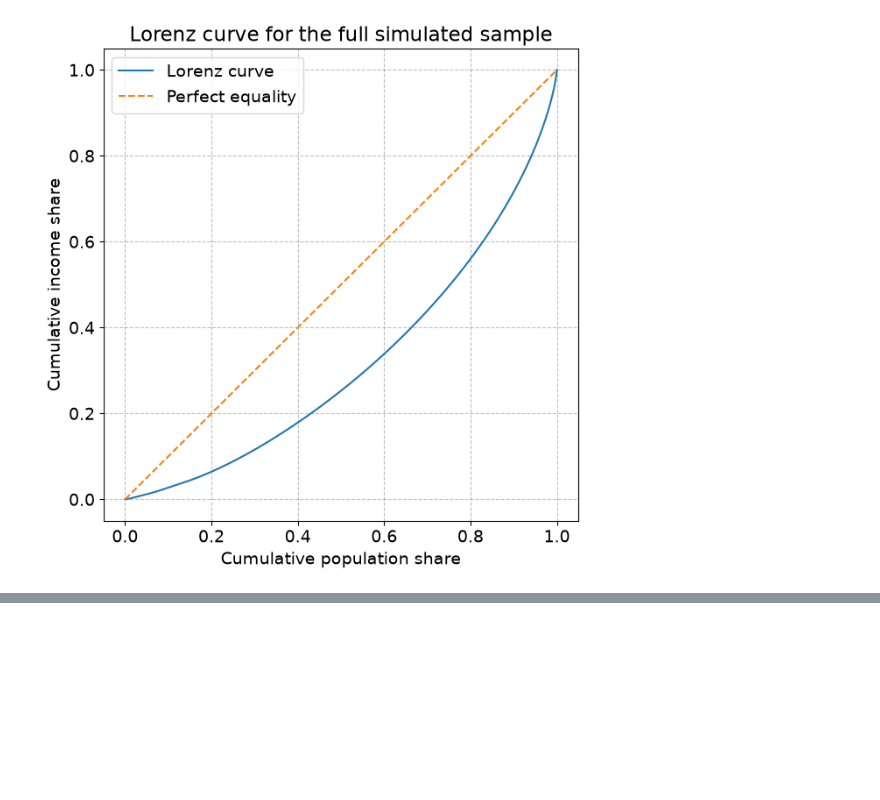
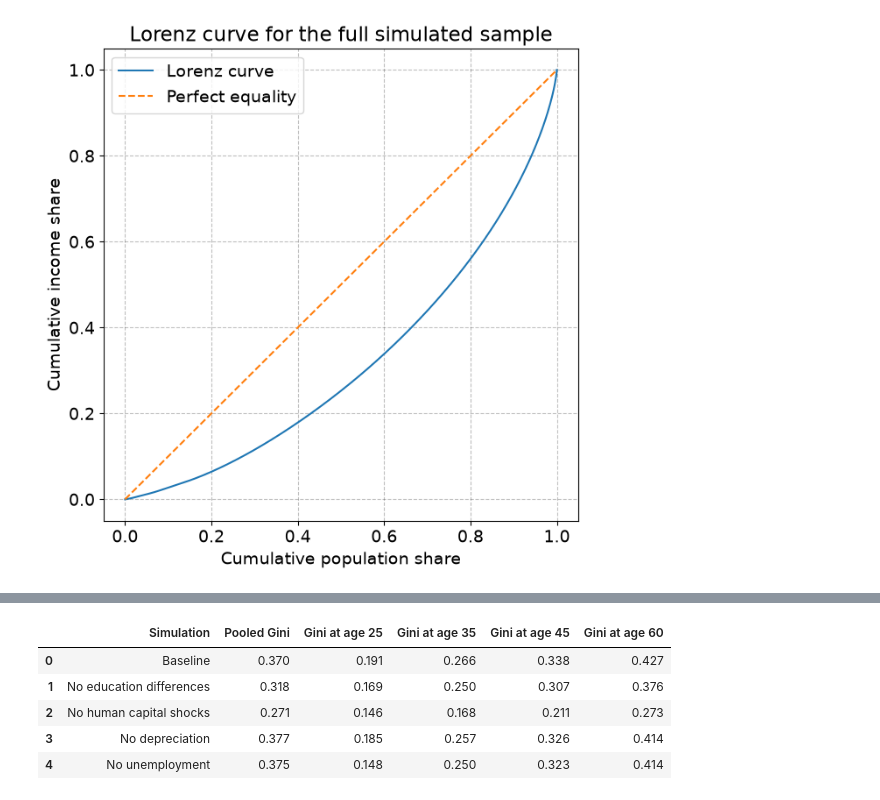
Before and after one commit to NumEconCopenhagen/projects-2024-group67, a Jupyter notebook: DataProject.ipynb, the cells around one changed output, grey strips where cells are left out. Drawn from its saved outputs; the diff is of its cells as text; code cells hidden in the pictures; blank space fills up the shorter version.

```diff
--- a/DataProject.ipynb
+++ b/DataProject.ipynb
@@ -870,0 +947,65 @@ Gini coefficient, full sample: 0.370
+# %%
+## Calculating Gini coefficients for each model:
+
+# Ages used for the within-age comparison
+ages = [25, 35, 45, 60]
+
+# Collect all models
+models = {
+    "Baseline": model,
+    "No education differences": no_education,
+    "No human capital shocks": no_shocks,
+    "No depreciation": no_depreciation,
+    "No unemployment": no_unemployment
+}
+
+# Calculate pooled and age-specific Gini coefficients
+results = []
+
+for name, m in models.items():
+
+    # Pooled Gini across all individuals and ages
+    pooled_gini = gini_coefficient(
+        m.income.flatten()
+    )
+
+    # Start row with model name and pooled Gini
+    row = [name, pooled_gini]
+
+    # Calculate Gini for each selected age
+    for age in ages:
+
+        t_age = age - m.age_start
+
+        age_gini = gini_coefficient(
+            m.income[:, t_age]
+        )
+
+        row.append(age_gini)
+
+    results.append(row)
+
+
+# Create DataFrame
+import pandas as pd
+
+columns = (
+    ["Simulation", "Pooled Gini"]
+    + [f"Gini at age {age}" for age in ages]
+)
+
+results_df = pd.DataFrame(
+    results,
+    columns=columns
+)
+
+results_df = results_df.round(3)
+
+display(results_df)
+# %% [output]
+|  | Simulation | Pooled Gini | Gini at age 25 | Gini at age 35 | Gini at age 45 | Gini at age 60 |
+| 0 | Baseline | 0.370 | 0.191 | 0.266 | 0.338 | 0.427 |
+| 1 | No education differences | 0.318 | 0.169 | 0.250 | 0.307 | 0.376 |
+| 2 | No human capital shocks | 0.271 | 0.146 | 0.168 | 0.211 | 0.273 |
+| 3 | No depreciation | 0.377 | 0.185 | 0.257 | 0.326 | 0.414 |
+| 4 | No unemployment | 0.375 | 0.148 | 0.250 | 0.323 | 0.414 |
```
Also changed, not shown: parts of 7 cells of this notebook.
